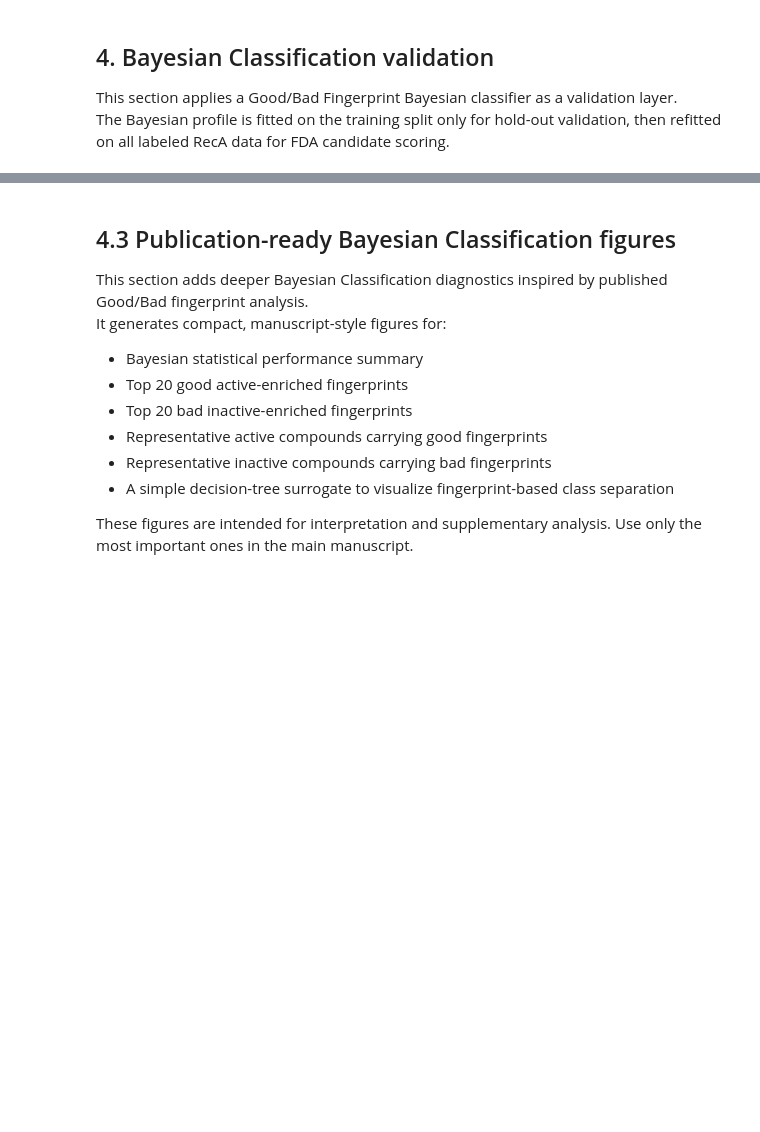
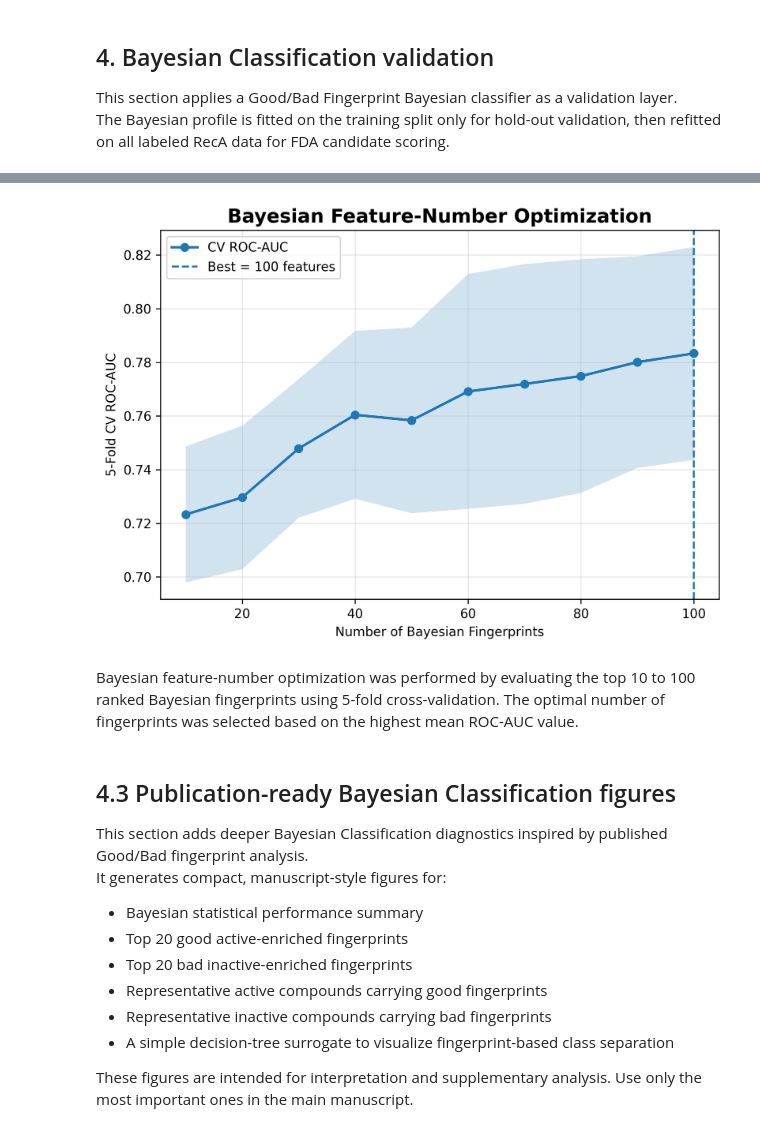
Before and after one commit to akbar527/Akbar, a Jupyter notebook: 5_6_7_RecA_CONCISE_QSAR_FDA_Bayesian_Docking_PUBLICATION_READY_BAYESIAN_FIGURES.ipynb, the cells around one changed output, grey strips where cells are left out. Saved outputs shown, nothing was run; the diff lists cells and outputs as text; code cells hidden in the pictures; blank space fills up the shorter version.

```diff
--- a/5_6_7_RecA_CONCISE_QSAR_FDA_Bayesian_Docking_PUBLICATION_READY_BAYESIAN_FIGURES.ipynb
+++ b/5_6_7_RecA_CONCISE_QSAR_FDA_Bayesian_Docking_PUBLICATION_READY_BAYESIAN_FIGURES.ipynb
@@ -1694,3 +1792,51 @@ Saved: /content/outputs/concise_reca_qsar_fda_bayesian_docking/tables/04_fda_pre
+# %%
+# ============================================================
+# Plot Bayesian Feature Optimization
+# ============================================================
+
+DIAGNOSTIC_DIR = FIGURE_DIR
+
+fig, ax = plt.subplots(figsize=(7, 5), dpi=300)
+
+ax.plot(
+    bayes_optimization_df["n_features"],
+    bayes_optimization_df["mean_cv_roc_auc"],
+    marker="o",
+    linewidth=2,
+    label="CV ROC-AUC"
+)
+
+ax.fill_between(
+    bayes_optimization_df["n_features"],
+    bayes_optimization_df["mean_cv_roc_auc"] - bayes_optimization_df["sd_cv_roc_auc"],
+    bayes_optimization_df["mean_cv_roc_auc"] + bayes_optimization_df["sd_cv_roc_auc"],
+    alpha=0.2
+)
+
+ax.axvline(
+    best_n_features,
+    linestyle="--",
+    linewidth=1.5,
+    label=f"Best = {best_n_features} features"
+)
+
+ax.set_xlabel("Number of Bayesian Fingerprints")
+ax.set_ylabel("5-Fold CV ROC-AUC")
+ax.set_title("Bayesian Feature-Number Optimization", fontsize=15, fontweight="bold")
+ax.grid(alpha=0.3)
+ax.legend()
+
+fig.tight_layout()
+fig.savefig(
+    DIAGNOSTIC_DIR / "bayesian_feature_number_optimization_10_to_100.png",
+    bbox_inches="tight"
+)
+
+plt.show()
+# %% [output]
+[figure, added]
+# %% [markdown]
+Bayesian feature-number optimization was performed by evaluating the top 10 to 100 ranked Bayesian fingerprints using 5-fold cross-validation. The optimal number of fingerprints was selected based on the highest mean ROC-AUC value.
 # %% [markdown]
 ## 4.3 Publication-ready Bayesian Classification figures
 
```
Also changed, not shown: parts of 5 cells of this notebook.
